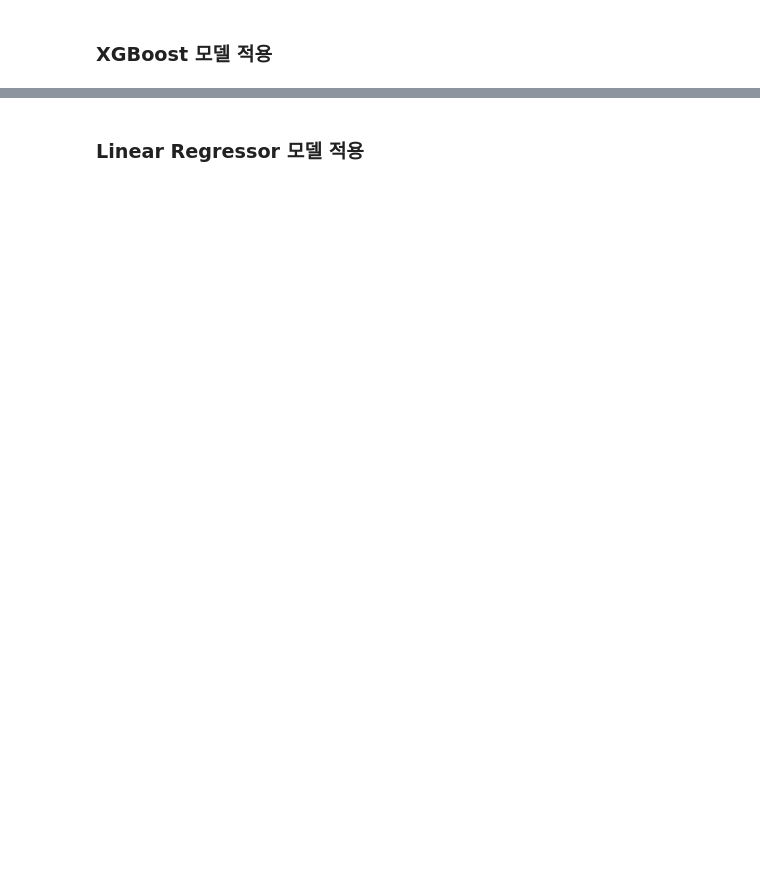
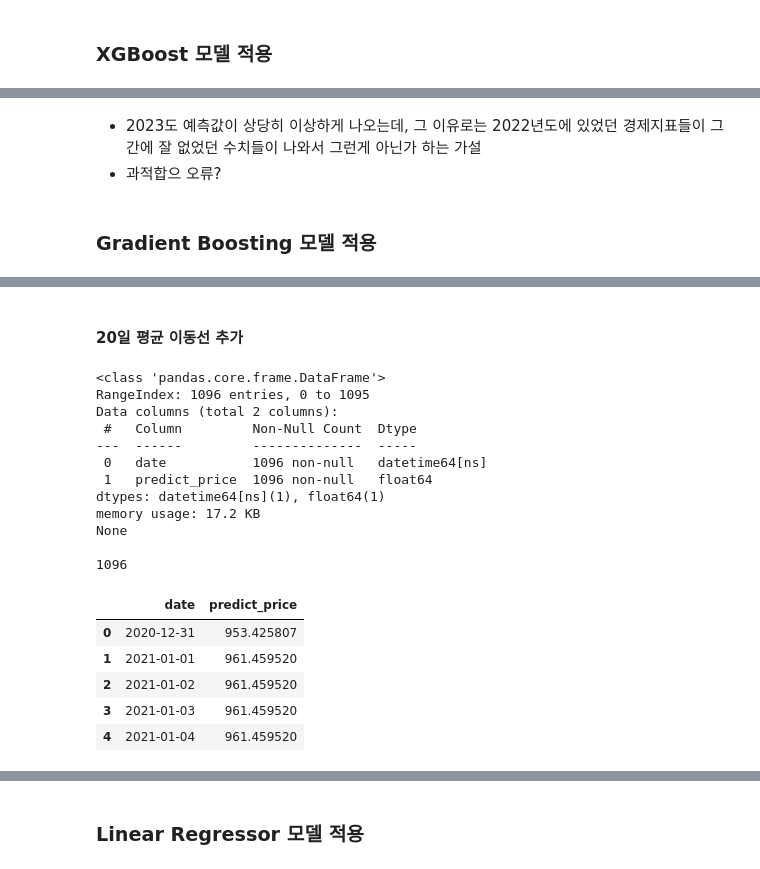
Before and after one commit to Ryong1998/house_price, a Jupyter notebook: EDA_file4.ipynb, the cells around one changed output, grey strips where cells are left out. Drawn from its saved outputs; the diff is of its cells as text; code cells hidden in the pictures; blank space fills up the shorter version.

```diff
--- a/EDA_file4.ipynb
+++ b/EDA_file4.ipynb
@@ -2379,3 +2450,8 @@ fig.show()
+# %% [markdown]
+- 2023도 예측값이 상당히 이상하게 나오는데, 그 이유로는 2022년도에 있었던 경제지표들이 그간에 잘 없었던 수치들이 나와서 그런게 아닌가 하는 가설
+- 과적합으 오류?
+# %% [markdown]
+### Gradient Boosting 모델 적용
 # %%
 # Importing required libraries
 import pandas as pd
@@ -2424,3 +2499,34 @@ fig = go.Figure(data=data, layout=layout)
 fig.show()
 # %% [output]
 [interactive output not drawn]
+# %% [markdown]
+#### 20일 평균 이동선 추가
+# %%
+import pandas as pd
+
+df_with_average_move = pd.DataFrame({'date':df_final_pred_dataset['future_date'], 'predict_price':final_pred})
+df_with_average_move.reset_index(inplace=True,drop=True)
+print(df_with_average_move.info())
+print()
+print(len(df_with_average_move))
+print()
+df_with_average_move.head()
+# %% [output]
+<class 'pandas.core.frame.DataFrame'>
+RangeIndex: 1096 entries, 0 to 1095
+Data columns (total 2 columns):
+ #   Column         Non-Null Count  Dtype
+---  ------         --------------  -----
+ 0   date           1096 non-null   datetime64[ns]
+ 1   predict_price  1096 non-null   float64
+dtypes: datetime64[ns](1), float64(1)
+memory usage: 17.2 KB
+None
+
+1096
+|  | date | predict_price |
+| 0 | 2020-12-31 | 953.425807 |
+| 1 | 2021-01-01 | 961.459520 |
+| 2 | 2021-01-02 | 961.459520 |
+| 3 | 2021-01-03 | 961.459520 |
+| 4 | 2021-01-04 | 961.459520 |
```
Also changed, not shown: parts of 37 cells of this notebook.
